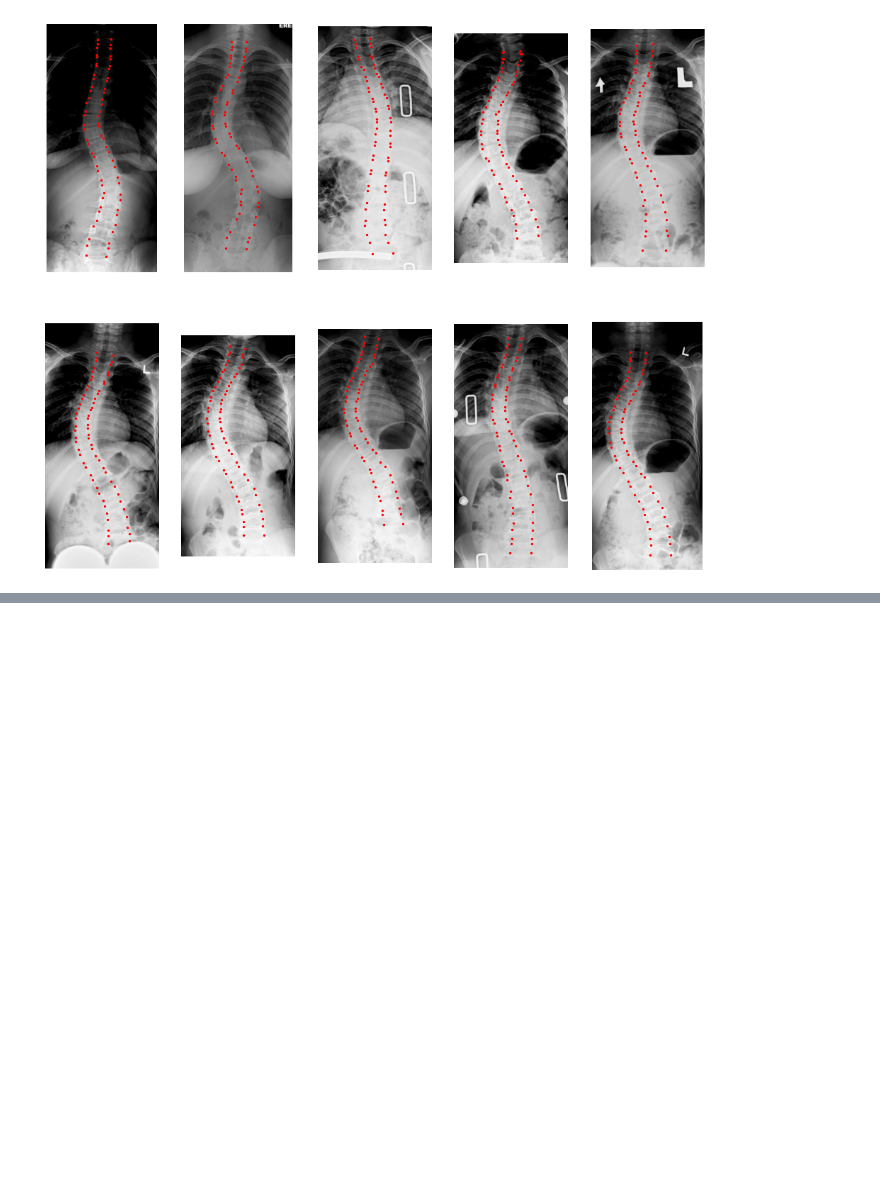
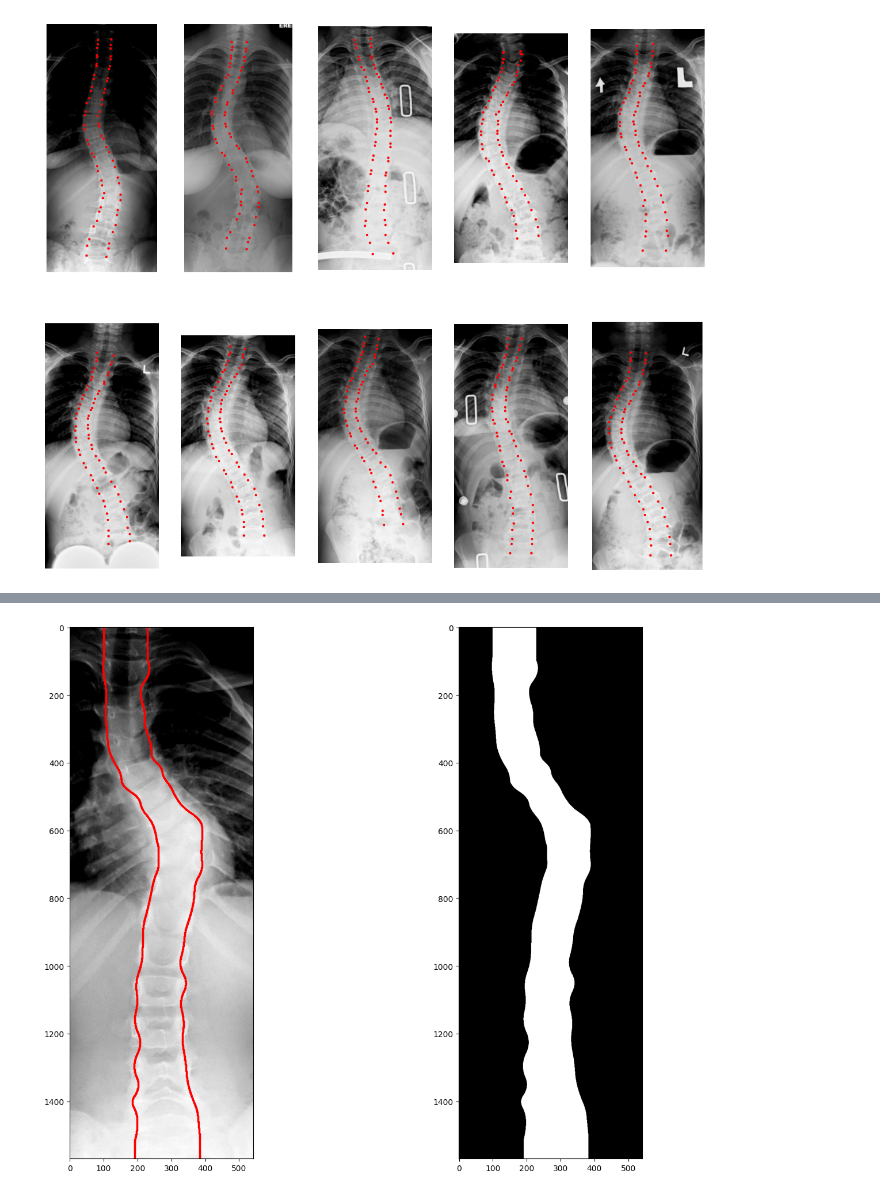
Before and after one commit to MalecotJeanne/PROJECT--Deep-Learning-Based-Landmark-Detection-on-Spine-Images, a Jupyter notebook: Experiments.ipynb, the cells around one changed output, grey strips where cells are left out. Drawn from its saved outputs; the diff is of its cells as text; code cells hidden in the pictures; blank space fills up the shorter version.

```diff
--- a/Experiments.ipynb
+++ b/Experiments.ipynb
@@ -107,0 +222,74 @@ for i in range(10):
+# %%
+x,y = zip(*right_ld)
+
+yrange = y[-1] - y[0]
+y_axis = np.linspace(y[0], y[-1], yrange + 1).astype(int)
+
+y_begin = y[0]
+y_end = y[-1]
+
+interp = interp1d(y, x, kind="quadratic")
+
+new_x = interp(y_axis)
+# pad to shape[0]
+
+if y_begin > 0:
+    new_x = np.pad(
+        new_x, (y_begin, 0), mode="constant", constant_values=(new_x[0], new_x[0])
+    )
+
+if y_end < shape[0]:
+    new_x = np.pad(
+        new_x,
+        (0, shape[0] - y_end - 1),
+        mode="constant",
+        constant_values=(new_x[-1], new_x[-1]),
+    )
+
+new_y = np.linspace(0, shape[0] - 1, shape[0]).astype(int)
+
+new_right_labels = np.column_stack((new_x, new_y))
+
+# same for left landmarks
+
+x,y = zip(*left_ld)
+
+yrange = y[-1] - y[0]
+y_axis = np.linspace(y[0], y[-1], yrange + 1).astype(int)
+
+y_begin = y[0]
+y_end = y[-1]
+
+interp = interp1d(y, x, kind="quadratic")
+
+new_x = interp(y_axis)
+# pad to shape[0]
+
+if y_begin > 0:
+    new_x = np.pad(new_x, (y_begin, 0), mode="constant", constant_values=(new_x[0], new_x[0]))
+
+if y_end < shape[0]:
+    new_x = np.pad(new_x, (0, shape[0] - y_end-1), mode="constant", constant_values=(new_x[-1], new_x[-1]))
+
+new_y = np.linspace(0, shape[0] - 1, shape[0]).astype(int)
+
+new_left_labels = np.column_stack((new_x, new_y))
+
+# fill in between the landmarks
+
+mask = np.zeros(shape[:2], dtype=np.uint8)
+
+
+for i in range(shape[0]):
+    mask[i, int(new_left_labels[i, 0]):int(new_right_labels[i, 0])] = 1
+
+plt.figure(figsize=(16, 12))
+plt.subplot(1, 2, 1)
+plt.imshow(img, cmap="gray")
+plt.scatter(new_left_labels[:, 0], new_left_labels[:, 1], c="r", s=2)
+plt.scatter(new_right_labels[:, 0], new_right_labels[:, 1], c="r", s=2)
+plt.subplot(1, 2, 2)
+plt.imshow(mask, cmap="gray")
+plt.show()
+# %% [output]
+[figure, added]
```
Also changed, not shown: parts of 5 cells of this notebook, 7 other files.
